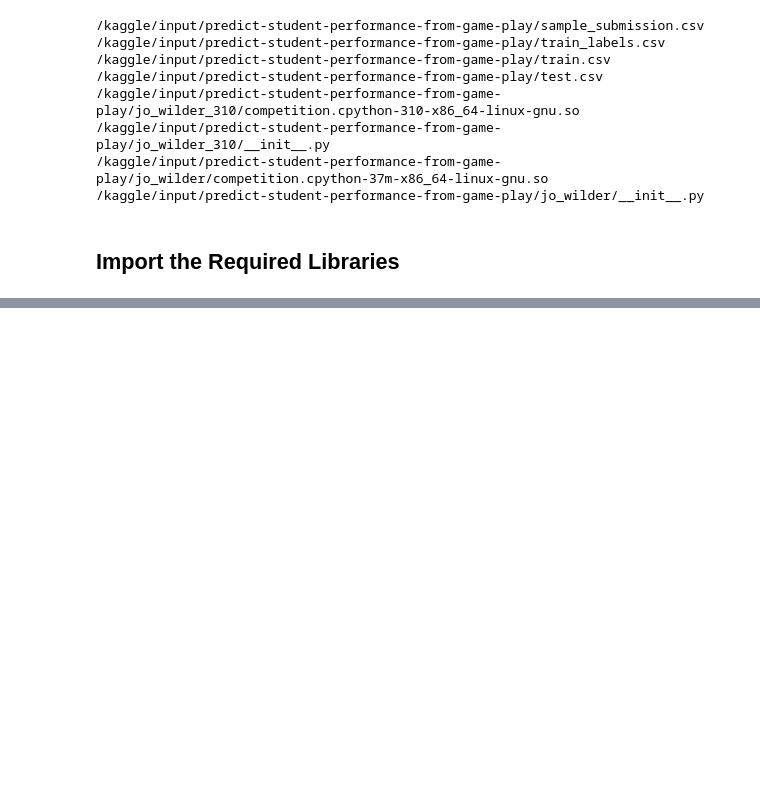
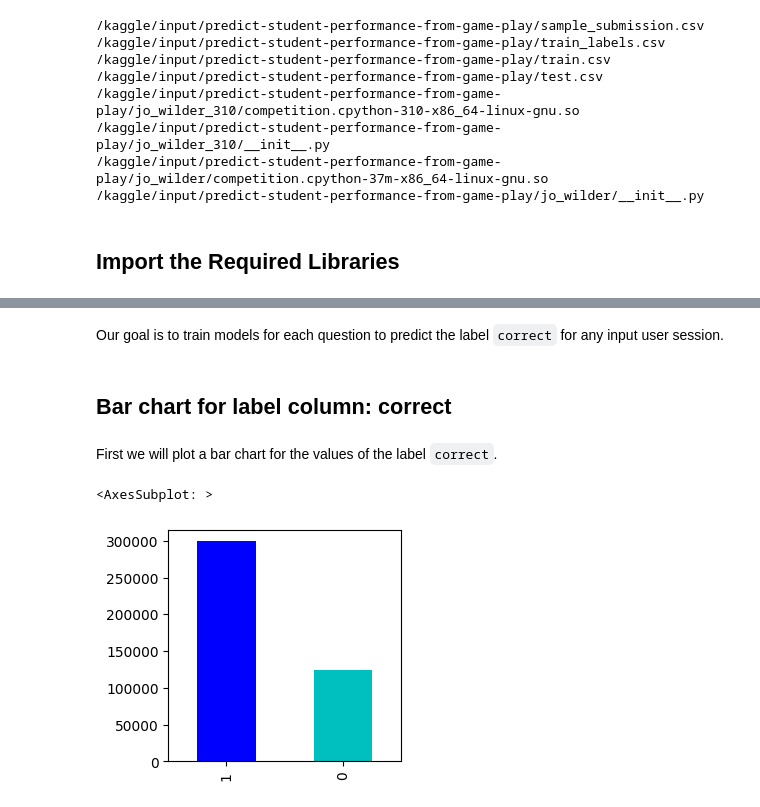
Before and after one commit to elleneug/code_competitions, a Jupyter notebook: elleneug-studentperformance-competition.ipynb, the cells around one changed output, grey strips where cells are left out. Cells and saved outputs as stored; diff of their text form; code cells hidden in the pictures; blank space fills up the shorter version.

Commit message:
Kaggle Notebook | elleneug_StudentPerformance_competition | Version 3

```diff
--- a/elleneug-studentperformance-competition.ipynb
+++ b/elleneug-studentperformance-competition.ipynb
@@ -33,0 +96,2 @@ import matplotlib.pyplot as plt
+# %%
+labels = pd.read_csv('/kaggle/input/predict-student-performance-from-game-play/train_labels.csv')
@@ -33,0 +101,3 @@ import matplotlib.pyplot as plt
+# %%
+labels['session'] = labels.session_id.apply(lambda x: int(x.split('_')[0]) )
+labels['q'] = labels.session_id.apply(lambda x: int(x.split('_')[-1][1:]) )
@@ -33,0 +116,13 @@ import matplotlib.pyplot as plt
+# %% [markdown]
+Our goal is to train models for each question to predict the label `correct` for any input user session.
+# %% [markdown]
+## Bar chart for label column: correct
+# %% [markdown]
+First we will plot a bar chart for the values of the label `correct`.
+# %%
+plt.figure(figsize=(3, 3))
+plot_df = labels.correct.value_counts()
+plot_df.plot(kind="bar", color=['b', 'c'])
+# %% [output]
+<AxesSubplot: >
+[figure, added]
```
Also changed, not shown: parts of 25 cells of this notebook.
